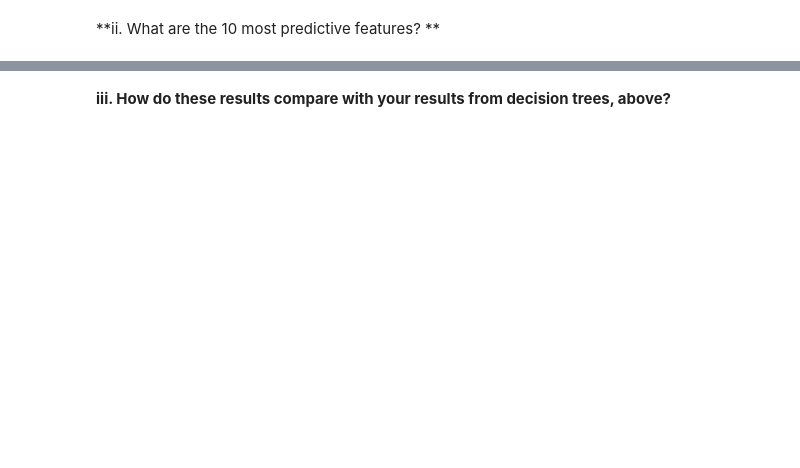
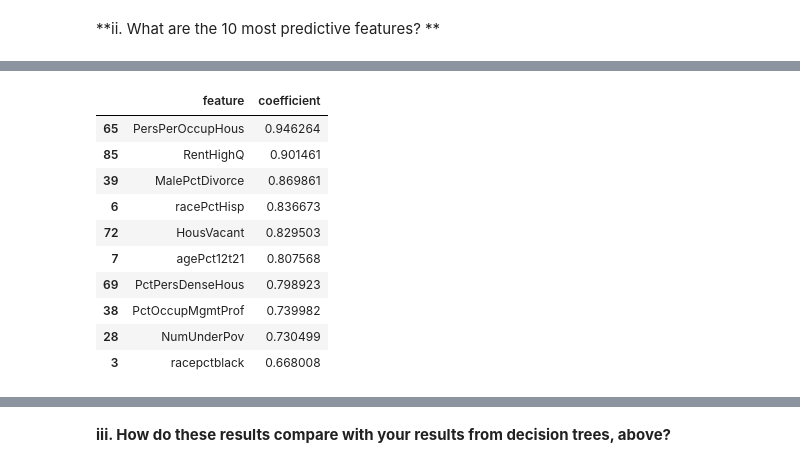
Before and after one commit to edballest/DataScienceAnalytics-CrimePrediction, a Jupyter notebook: Ballesteros-A20410861-homework1.ipynb, the cells around one changed output, grey strips where cells are left out. Saved outputs shown, nothing was run; the diff lists cells and outputs as text; code cells hidden in the pictures; blank space fills up the shorter version.

```diff
--- a/Ballesteros-A20410861-homework1.ipynb
+++ b/Ballesteros-A20410861-homework1.ipynb
@@ -197,8 +260,20 @@ lSVC.fit(X,y)
 # %%
 # asses feature importance
 f_importance = pd.DataFrame(list(zip(X.columns,lSVC.coef_[0]))) #lSVC.coef_ retunts a list o a list of the coefs
 f_importance.columns = ['feature','coefficient']
-f_importance.sort_values(by=['coefficient'],ascending=False).head()
+f_importance.sort_values(by=['coefficient'],ascending=False).head(10)
+# %% [output]
+|  | feature | coefficient |
+| 65 | PersPerOccupHous | 0.946264 |
+| 85 | RentHighQ | 0.901461 |
+| 39 | MalePctDivorce | 0.869861 |
+| 6 | racePctHisp | 0.836673 |
+| 72 | HousVacant | 0.829503 |
+| 7 | agePct12t21 | 0.807568 |
+| 69 | PctPersDenseHous | 0.798923 |
+| 38 | PctOccupMgmtProf | 0.739982 |
+| 28 | NumUnderPov | 0.730499 |
+| 3 | racepctblack | 0.668008 |
 # %% [markdown]
 The most predictive variables are:
 1. Mean persons per household.
```
Also changed, not shown: parts of 63 cells of this notebook.
